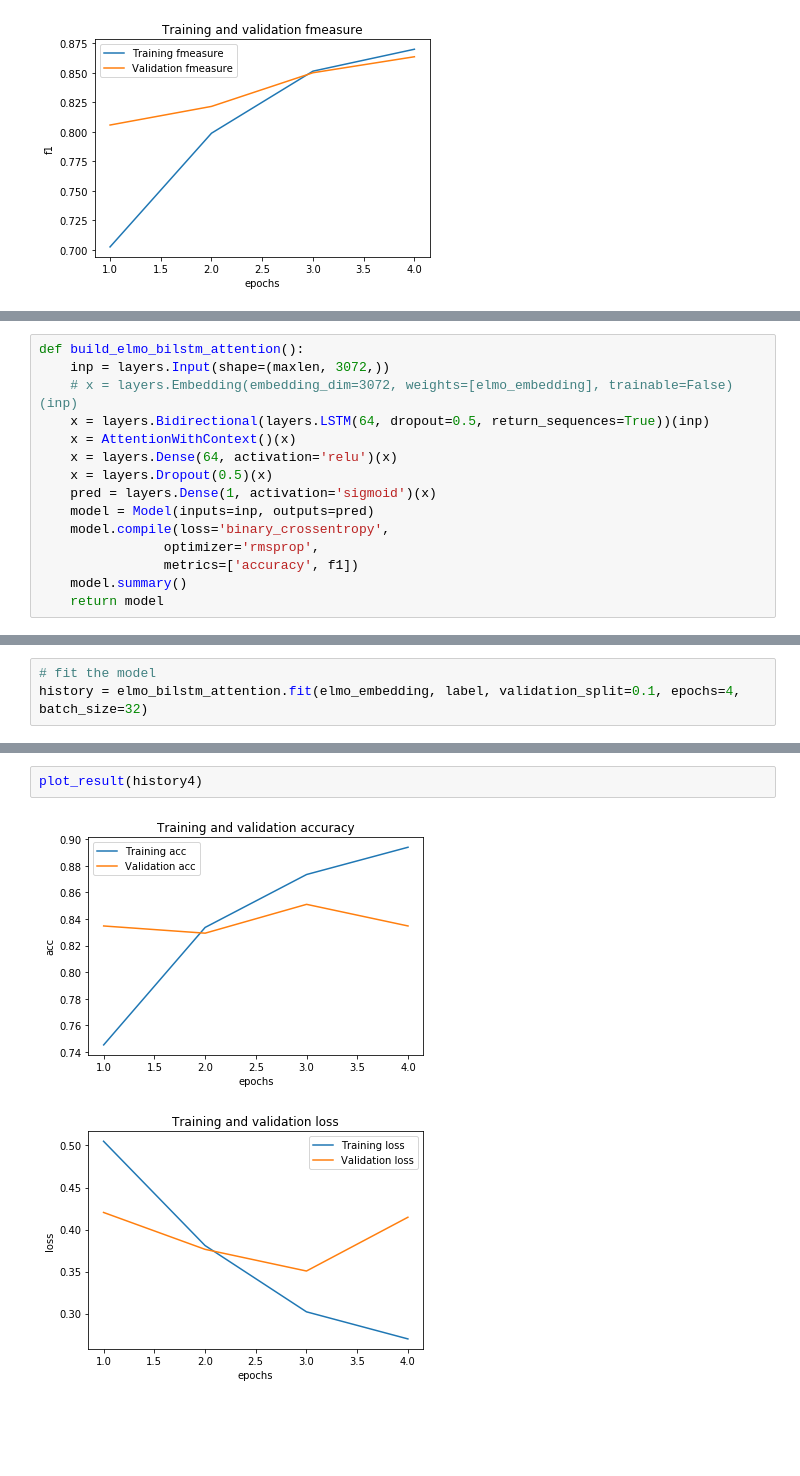
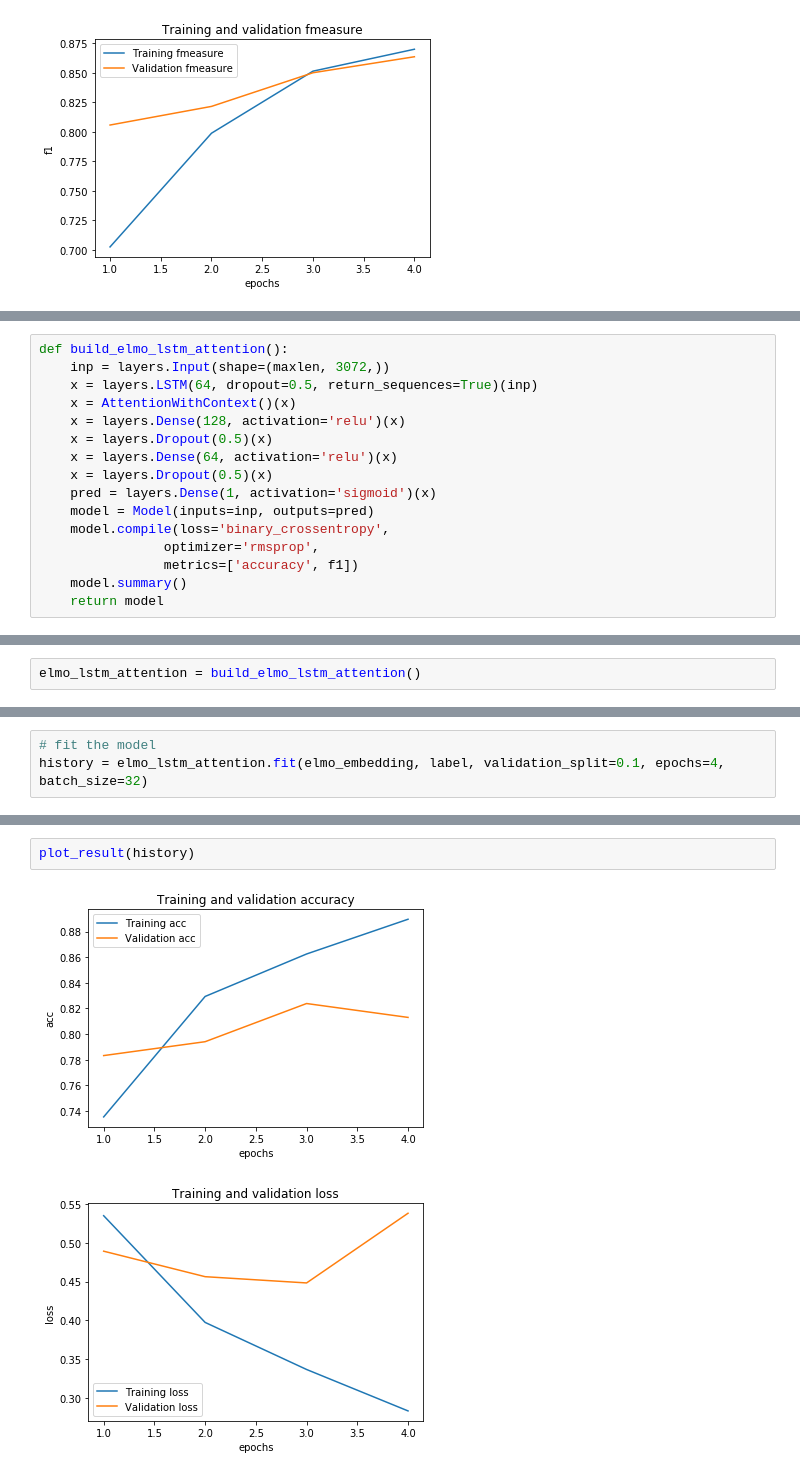
Before and after one commit to iamdsc/text_biasness_detection, a Jupyter notebook: text_biasness.ipynb, the cells around one changed output, grey strips where cells are left out. Saved outputs shown, nothing was run; the diff lists cells and outputs as text; blank space fills up the shorter version.

```diff
--- a/text_biasness.ipynb
+++ b/text_biasness.ipynb
@@ -441,9 +440,10 @@ plot_result(history)
 # %%
-def build_elmo_bilstm_attention():
+def build_elmo_lstm_attention():
     inp = layers.Input(shape=(maxlen, 3072,))
-    # x = layers.Embedding(embedding_dim=3072, weights=[elmo_embedding], trainable=False)(inp)
-    x = layers.Bidirectional(layers.LSTM(64, dropout=0.5, return_sequences=True))(inp)
+    x = layers.LSTM(64, dropout=0.5, return_sequences=True)(inp)
     x = AttentionWithContext()(x)
+    x = layers.Dense(128, activation='relu')(x)
+    x = layers.Dropout(0.5)(x)
     x = layers.Dense(64, activation='relu')(x)
     x = layers.Dropout(0.5)(x)
     pred = layers.Dense(1, activation='sigmoid')(x)
@@ -478,0 +456,2 @@ _________________________________________________________________
+# %%
+elmo_lstm_attention = build_elmo_lstm_attention()
@@ -479,6 +476,6 @@ _________________________________________________________________
 # %%
 # fit the model
-history = elmo_bilstm_attention.fit(elmo_embedding, label, validation_split=0.1, epochs=4, batch_size=32)
+history = elmo_lstm_attention.fit(elmo_embedding, label, validation_split=0.1, epochs=4, batch_size=32)
 # %% [output]
 Train on 3317 samples, validate on 369 samples
 Epoch 1/4
@@ -492,5 +489,5 @@ Epoch 4/4
 # %%
-plot_result(history4)
+plot_result(history)
 # %% [output]
-[figure, old version]
+[figure, new version]
-[figure, old version]
+[figure, new version]
```
Also changed, not shown: parts of 33 cells of this notebook.
